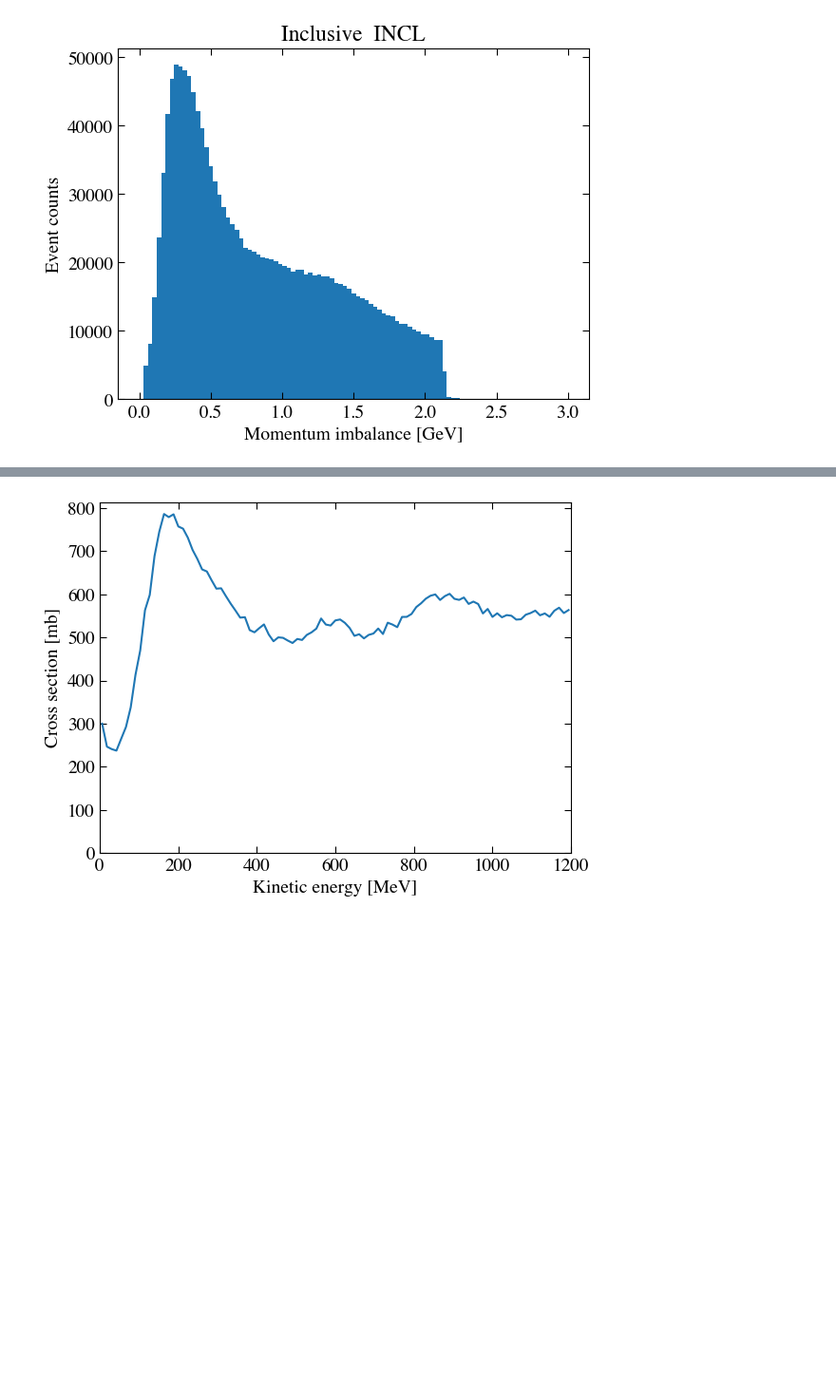
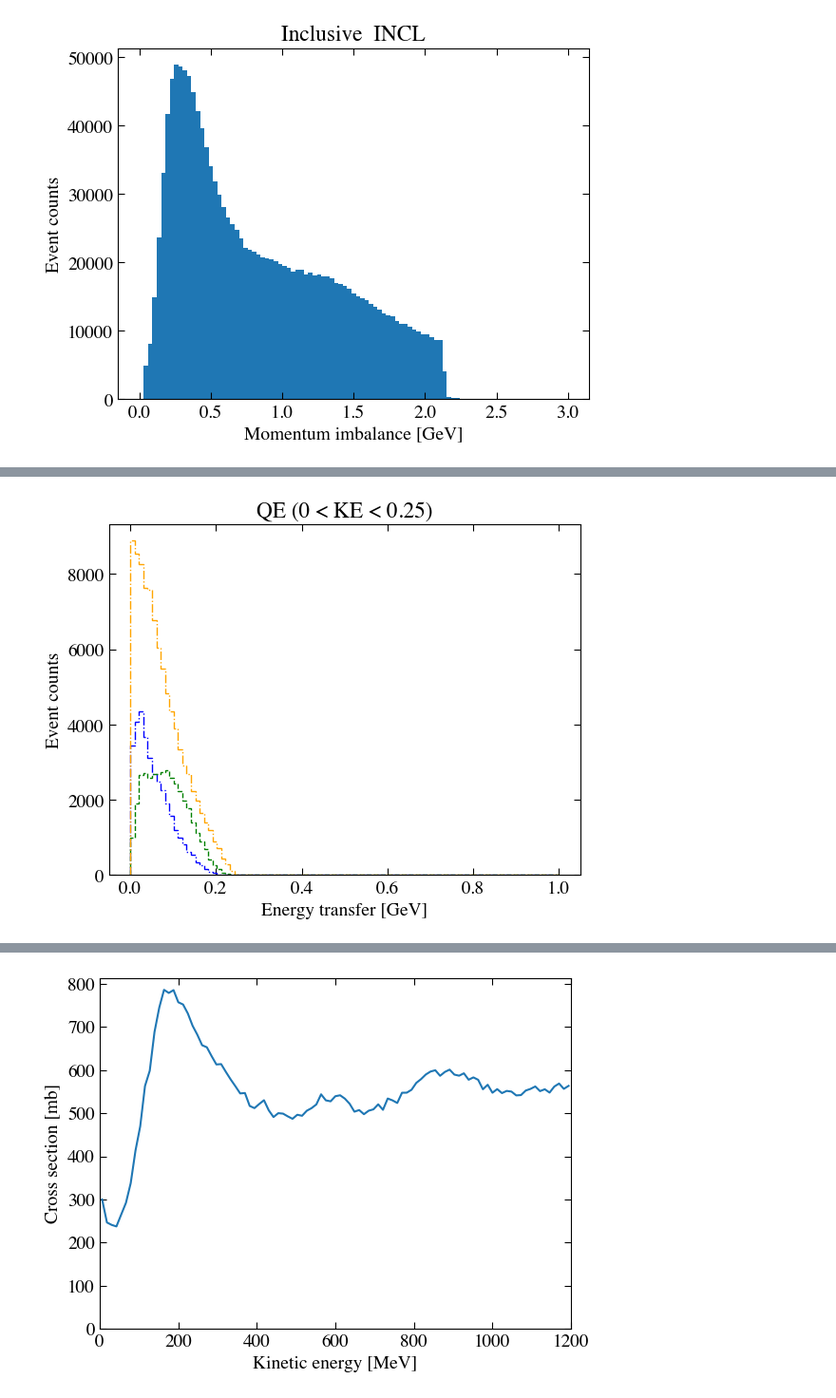
Before and after one commit to Yinrui-Liu/FSI_plots, a Jupyter notebook: hadron_sample_plots.ipynb, the cells around one changed output, grey strips where cells are left out. Shown at 95% size. Drawn from its saved outputs; the diff is of its cells as text; code cells hidden in the pictures; blank space fills up the shorter version.

```diff
--- a/hadron_sample_plots.ipynb
+++ b/hadron_sample_plots.ipynb
@@ -122,6 +122,12 @@ Ereco_arr = np.array(Ereco_arr)
 Ebias_arr = Ereco_arr - vars_par["e"] # note "ke" or "e"
 Etransfer_arr = np.array(Etransfer_arr)
 Pimbalance_arr = np.array(Pimbalance_arr)
+
+int_type_arr_hA18 = int_type_arr
+Ereco_arr_hA18 = Ereco_arr
+Ebias_arr_hA18 = Ebias_arr
+Etransfer_arr_hA18 = Etransfer_arr
+Pimbalance_arr_hA18 = Pimbalance_arr
 # %%
 ### energy bias plots
 xbins = np.linspace(-1, 1, 100)
@@ -438,6 +444,12 @@ Ereco_arr = np.array(Ereco_arr)
 Ebias_arr = Ereco_arr - vars_par["e"] # note "ke" or "e"
 Etransfer_arr = np.array(Etransfer_arr)
 Pimbalance_arr = np.array(Pimbalance_arr)
+
+int_type_arr_hN18 = int_type_arr
+Ereco_arr_hN18 = Ereco_arr
+Ebias_arr_hN18 = Ebias_arr
+Etransfer_arr_hN18 = Etransfer_arr
+Pimbalance_arr_hN18 = Pimbalance_arr
 # %%
 ### energy bias plots
 xbins = np.linspace(-1, 1, 100)
@@ -754,6 +766,12 @@ Ereco_arr = np.array(Ereco_arr)
 Ebias_arr = Ereco_arr - vars_par["e"] # note "ke" or "e"
 Etransfer_arr = np.array(Etransfer_arr)
 Pimbalance_arr = np.array(Pimbalance_arr)
+
+int_type_arr_INCL = int_type_arr
+Ereco_arr_INCL = Ereco_arr
+Ebias_arr_INCL = Ebias_arr
+Etransfer_arr_INCL = Etransfer_arr
+Pimbalance_arr_INCL = Pimbalance_arr
 # %%
 ### energy bias plots
 xbins = np.linspace(-1, 1, 100)
@@ -1011,0 +1274,62 @@ plt.show()
+# %%
+### energy transfer
+xbins = np.linspace(0, 1, 100)
+KEmask = [0, 0.25, 0.5, 0.75, 1] # GeV
+
+KEi_min = 0; KEi_max = 0.25 # edit here
+mask_hA18 = (vars_pip_hA18["ke"] > KEi_min) & (vars_pip_hA18["ke"] < KEi_max)
+mask_hN18 = (vars_pip_hN18["ke"] > KEi_min) & (vars_pip_hN18["ke"] < KEi_max)
+mask_INCL = (vars_pip_INCL["ke"] > KEi_min) & (vars_pip_INCL["ke"] < KEi_max)
+plt.hist(Etransfer_arr_hA18[mask_hA18[int_type_arr_hA18==1]], bins=xbins, histtype="step", linestyle="-.", color="blue")
+plt.hist(Etransfer_arr_hN18[mask_hN18[int_type_arr_hN18==1]], bins=xbins, histtype="step", linestyle="--", color="green")
+plt.hist(Etransfer_arr_INCL[mask_INCL[int_type_arr_INCL==1]], bins=xbins, histtype="step", linestyle="-.", color="orange")
+plt.xlim(None, None)
+plt.xlabel("Energy transfer [GeV]")
+plt.ylim(0, None)
+plt.ylabel("Event counts")
+plt.title(f"QE ({KEi_min} < KE < {KEi_max})")
+plt.show()
+
+KEi_min = 0.25; KEi_max = 0.5 # edit here
+mask_hA18 = (vars_pip_hA18["ke"] > KEi_min) & (vars_pip_hA18["ke"] < KEi_max)
+mask_hN18 = (vars_pip_hN18["ke"] > KEi_min) & (vars_pip_hN18["ke"] < KEi_max)
+mask_INCL = (vars_pip_INCL["ke"] > KEi_min) & (vars_pip_INCL["ke"] < KEi_max)
+plt.hist(Etransfer_arr_hA18[mask_hA18[int_type_arr_hA18==1]], bins=xbins, histtype="step", linestyle="-.", color="blue")
+plt.hist(Etransfer_arr_hN18[mask_hN18[int_type_arr_hN18==1]], bins=xbins, histtype="step", linestyle="--", color="green")
+plt.hist(Etransfer_arr_INCL[mask_INCL[int_type_arr_INCL==1]], bins=xbins, histtype="step", linestyle="-.", color="orange")
+plt.xlim(None, None)
+plt.xlabel("Energy transfer [GeV]")
+plt.ylim(0, None)
+plt.ylabel("Event counts")
+plt.title(f"QE ({KEi_min} < KE < {KEi_max})")
+plt.show()
+
+KEi_min = 0.5; KEi_max = 0.75 # edit here
+mask_hA18 = (vars_pip_hA18["ke"] > KEi_min) & (vars_pip_hA18["ke"] < KEi_max)
+mask_hN18 = (vars_pip_hN18["ke"] > KEi_min) & (vars_pip_hN18["ke"] < KEi_max)
+mask_INCL = (vars_pip_INCL["ke"] > KEi_min) & (vars_pip_INCL["ke"] < KEi_max)
+plt.hist(Etransfer_arr_hA18[mask_hA18[int_type_arr_hA18==1]], bins=xbins, histtype="step", linestyle="-.", color="blue")
+plt.hist(Etransfer_arr_hN18[mask_hN18[int_type_arr_hN18==1]], bins=xbins, histtype="step", linestyle="--", color="green")
+plt.hist(Etransfer_arr_INCL[mask_INCL[int_type_arr_INCL==1]], bins=xbins, histtype="step", linestyle="-.", color="orange")
+plt.xlim(None, None)
+plt.xlabel("Energy transfer [GeV]")
+plt.ylim(0, None)
+plt.ylabel("Event counts")
+plt.title(f"QE ({KEi_min} < KE < {KEi_max})")
+plt.show()
+
+KEi_min = 0.75; KEi_max = 1 # edit here
+mask_hA18 = (vars_pip_hA18["ke"] > KEi_min) & (vars_pip_hA18["ke"] < KEi_max)
+mask_hN18 = (vars_pip_hN18["ke"] > KEi_min) & (vars_pip_hN18["ke"] < KEi_max)
+mask_INCL = (vars_pip_INCL["ke"] > KEi_min) & (vars_pip_INCL["ke"] < KEi_max)
+plt.hist(Etransfer_arr_hA18[mask_hA18[int_type_arr_hA18==1]], bins=xbins, histtype="step", linestyle="-.", color="blue")
+plt.hist(Etransfer_arr_hN18[mask_hN18[int_type_arr_hN18==1]], bins=xbins, histtype="step", linestyle="--", color="green")
+plt.hist(Etransfer_arr_INCL[mask_INCL[int_type_arr_INCL==1]], bins=xbins, histtype="step", linestyle="-.", color="orange")
+plt.xlim(None, None)
+plt.xlabel("Energy transfer [GeV]")
+plt.ylim(0, None)
+plt.ylabel("Event counts")
+plt.title(f"QE ({KEi_min} < KE < {KEi_max})")
+plt.show()
+# %% [output]
+[figure, added]
```
Also changed, not shown: parts of 4 cells of this notebook.
